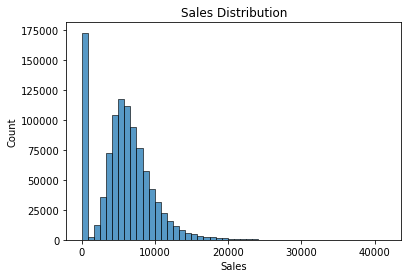
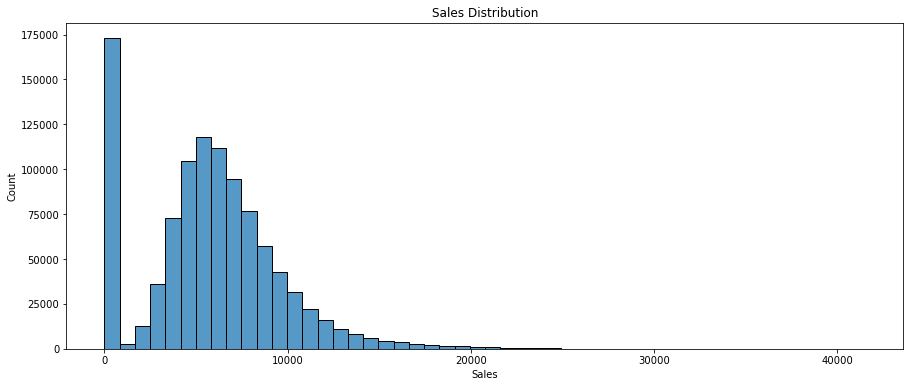
The notebook cell's code change between the first figure and the second:
--- before
+++ after
@@ -1,3 +1,4 @@
-sns.histplot(df['Sales'], bins=50) #Plotting histogram of sales (interval of 50)
+plt.figure(figsize=(15, 6))
+sns.histplot(data=df, x='Sales',  bins=50) #Plotting histogram of sales (interval of 50)
 plt.title("Sales Distribution") # title 
 plt.show() # displaying the plot

Commit: EDA